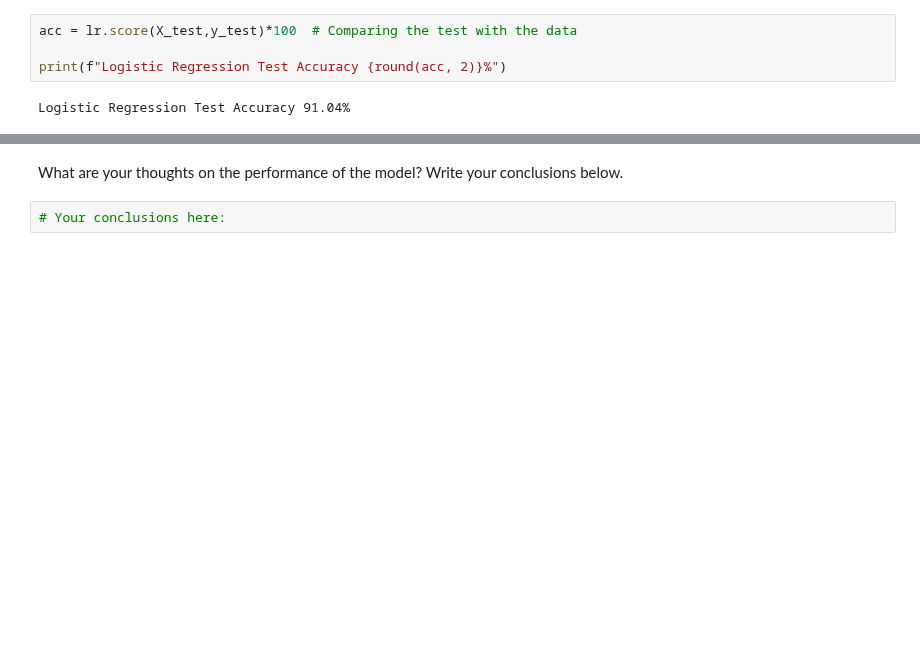
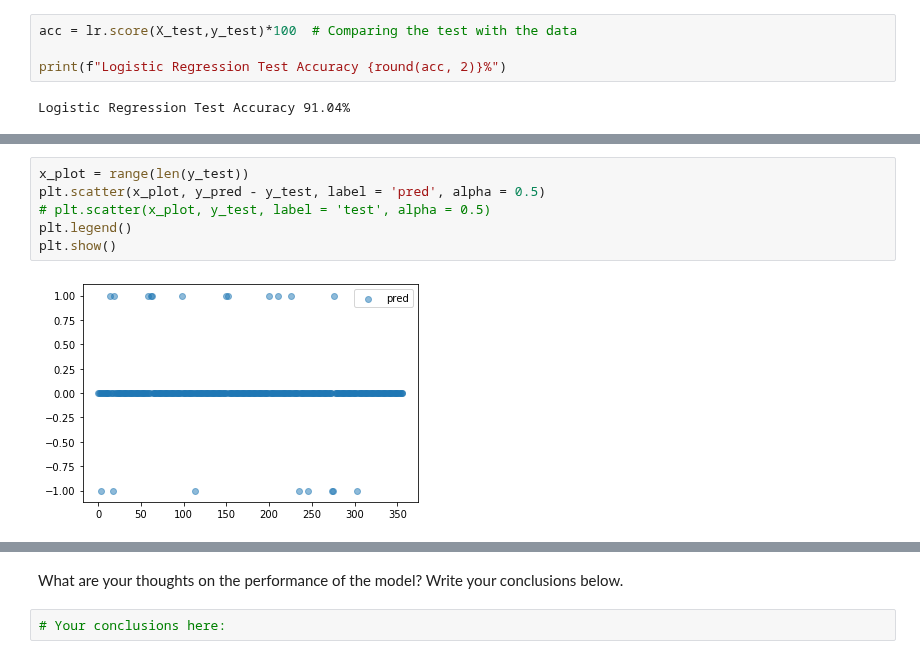
Before and after one commit to ta-data-lis/lab-supervised-learning, a Jupyter notebook: your-code/main.ipynb, the cells around one changed output, grey strips where cells are left out. Saved outputs shown, nothing was run; the diff lists cells and outputs as text; blank space fills up the shorter version.

```diff
--- a/your-code/main.ipynb
+++ b/your-code/main.ipynb
@@ -609,0 +634,8 @@ Logistic Regression Test Accuracy 91.04%
+# %%
+x_plot = range(len(y_test))
+plt.scatter(x_plot, y_pred - y_test, label = 'pred', alpha = 0.5)
+# plt.scatter(x_plot, y_test, label = 'test', alpha = 0.5)
+plt.legend()
+plt.show()
+# %% [output]
+[figure, added]
```
Also changed, not shown: parts of 6 cells of this notebook.
